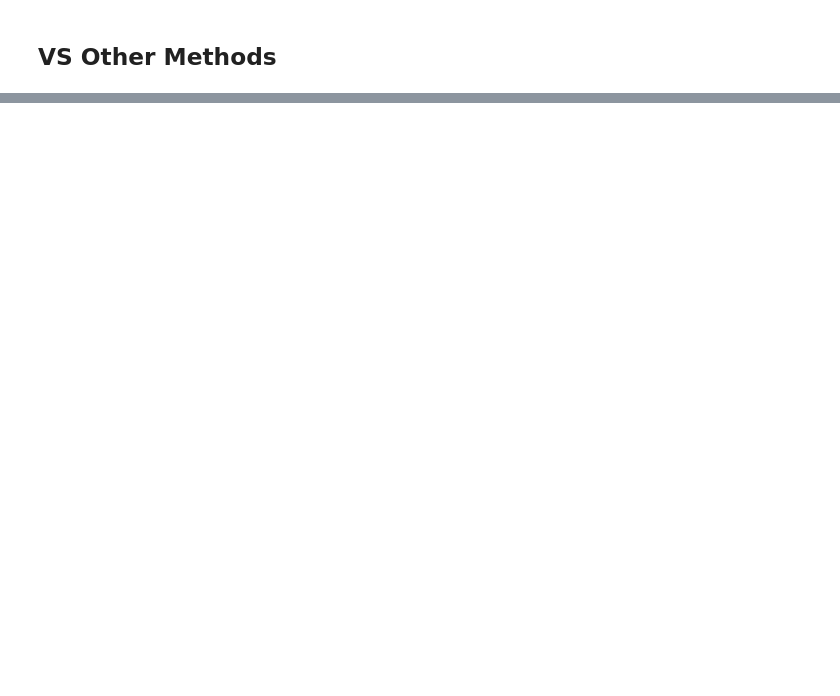
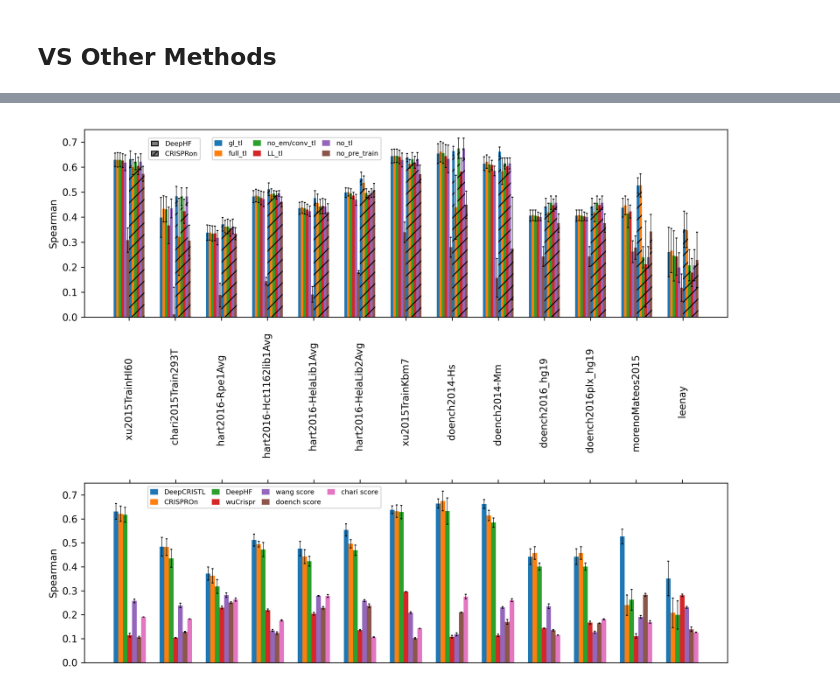
Before and after one commit to OrensteinLab/DeepCRISTL, a Jupyter notebook: new_version/graphs.ipynb, the cells around one changed output, grey strips where cells are left out. Cells and saved outputs as stored; diff of their text form; code cells hidden in the pictures; blank space fills up the shorter version.

```diff
--- a/new_version/graphs.ipynb
+++ b/new_version/graphs.ipynb
@@ -267,0 +289,41 @@ plt.show()
+# %%
+# combine
+from PIL import Image
+def merge_images_vertically(img_path1, img_path2, output_path):
+    # Open the images
+    image1 = Image.open(img_path1)
+    image2 = Image.open(img_path2)
+
+    # Calculate the size of the output image
+    width = max(image1.width, image2.width)
+    height = image1.height + image2.height
+
+    # Create a new image with the calculated size
+    new_image = Image.new('RGB', (width, height))
+
+    # Paste the first image at the top
+    new_image.paste(image1, (0, 0))
+
+    # Paste the second image below the first one
+    new_image.paste(image2, (0, image1.height))
+
+    # Save the new image
+    new_image.save(output_path)
+
+# Example usage
+merge_images_vertically('part1.png', 'part2.png', 'combined.png')
+
+
+# Show the combined image
+
+
+
+# delete all 3 images
+import os
+os.remove('part1.png')
+os.remove('part2.png')
+#os.remove('combined.png')
+
+Image.open('combined.png')
+# %% [output]
+[figure, added]
```
Also changed, not shown: parts of 5 cells of this notebook, 2 other files.
